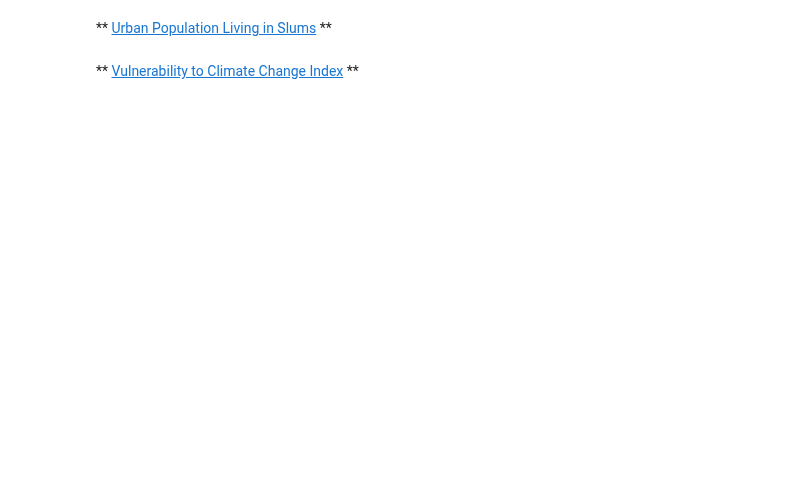
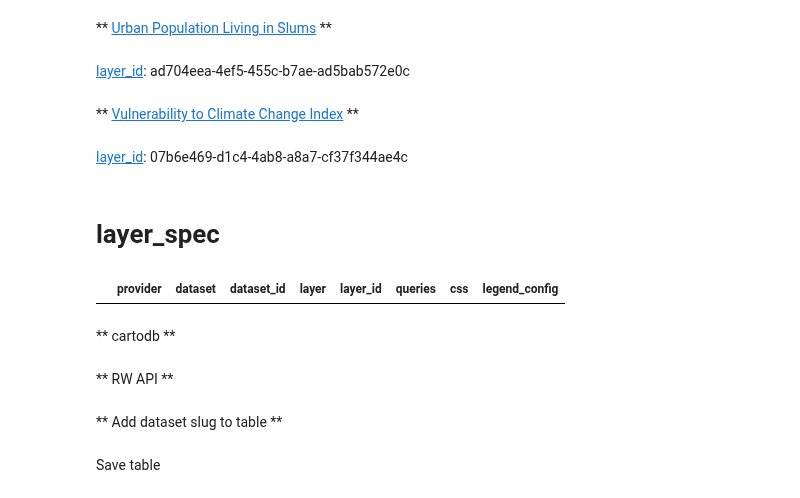
Before and after one commit to Vizzuality/notebooks, a Jupyter notebook: i2i/fspmaps/contextual_layers_final.ipynb, the cells around one changed output. Saved outputs shown, nothing was run; the diff lists cells and outputs as text; code cells hidden in the pictures; blank space fills up the shorter version.

Commit message:
i2i contextual layers info

```diff
--- a/i2i/fspmaps/contextual_layers_final.ipynb
+++ b/i2i/fspmaps/contextual_layers_final.ipynb
@@ -460,4 +485,18 @@ urban.to_csv('/Users/ikersanchez/Vizzuality/PROIEKTUAK/i2i/Data/cartodb/urban_ar
 # %% [markdown]
 ** [Urban Population Living in Slums](https://resourcewatch.org/data/explore/Percent-of-Urban-Population-living-in-Slums) **
+# %% [markdown]
+[layer_id](http://api.resourcewatch.org/v1/dataset/35ce2b98-adbb-4873-b334-d7b1cc542de7/layer): ad704eea-4ef5-455c-b7ae-ad5bab572e0c
 # %% [markdown]
 ** [Vulnerability to Climate Change Index](https://resourcewatch.org/data/explore/Vulnerability-to-Climate-Change-Index) **
+# %% [markdown]
+[layer_id](http://api.resourcewatch.org/v1/dataset/fa6443ff-eb95-4d0f-84d2-f0c91682efdf/layer): 07b6e469-d1c4-4ab8-a8a7-cf37f344ae4c
+# %% [markdown]
+# layer_spec
+# %%
+df_layer = pd.DataFrame(columns = ['provider', 'dataset', 'dataset_id', 'layer', 'layer_id', 'queries', 'css', 'legend_config'])
+# %%
+df_layer
+# %% [output]
+|  | provider | dataset | dataset_id | layer | layer_id | queries | css | legend_config |
+# %% [markdown]
+** cartodb **
@@ -463,0 +547,2 @@ urban.to_csv('/Users/ikersanchez/Vizzuality/PROIEKTUAK/i2i/Data/cartodb/urban_ar
+# %% [markdown]
+** RW API **
@@ -463,0 +583,2 @@ urban.to_csv('/Users/ikersanchez/Vizzuality/PROIEKTUAK/i2i/Data/cartodb/urban_ar
+# %% [markdown]
+** Add dataset slug to table **
@@ -463,0 +598,2 @@ urban.to_csv('/Users/ikersanchez/Vizzuality/PROIEKTUAK/i2i/Data/cartodb/urban_ar
+# %% [markdown]
+Save table
```
Also changed, not shown: parts of 72 cells of this notebook.
